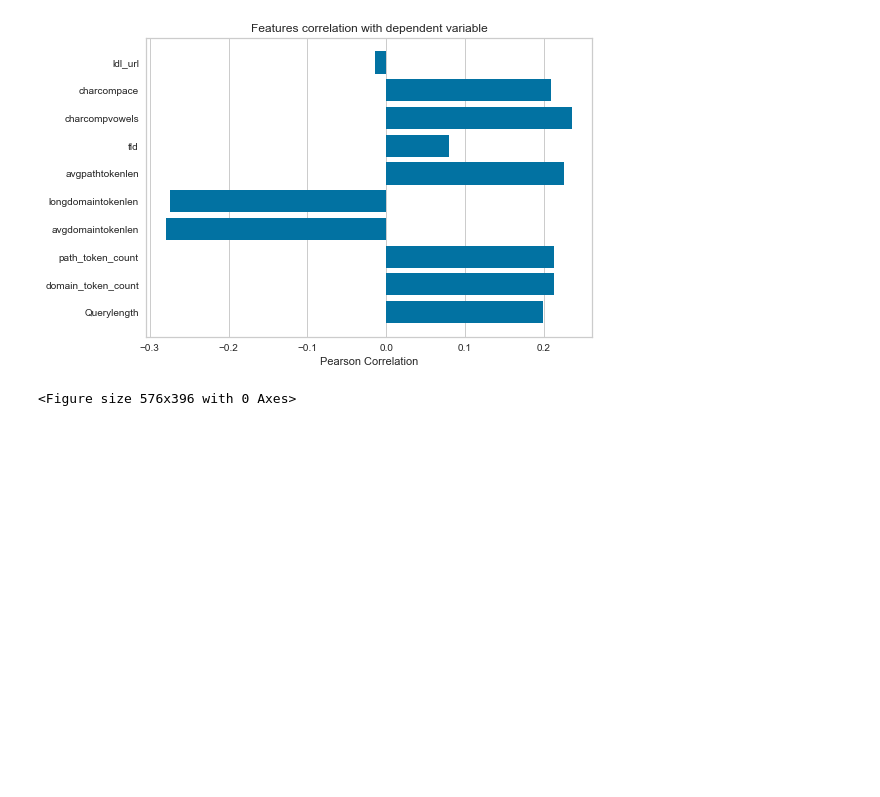
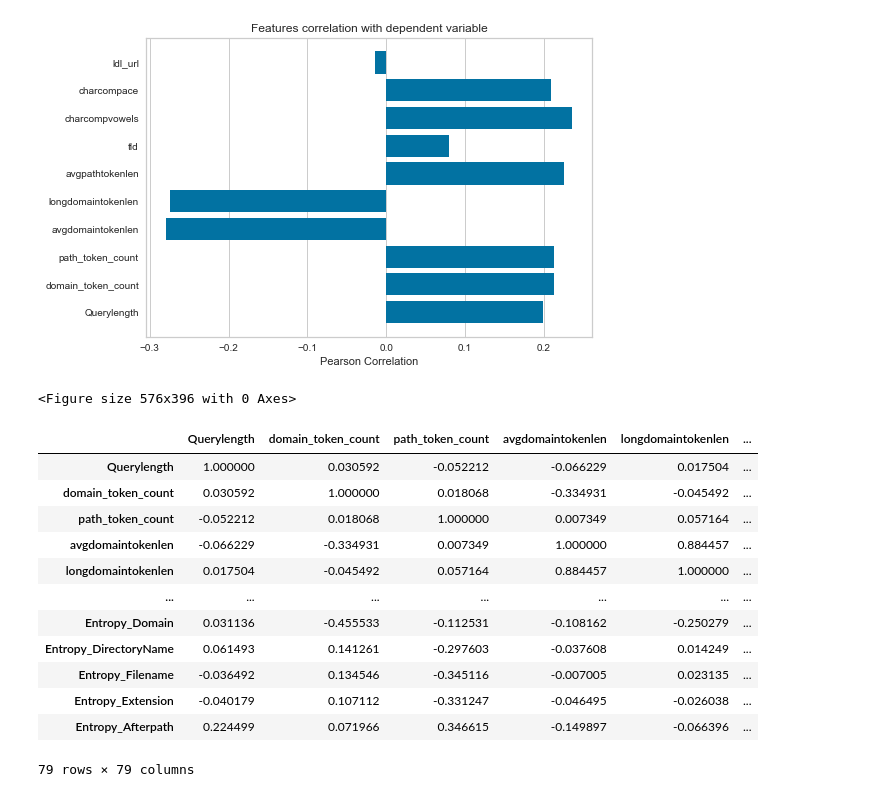
Before and after one commit to thalevi/maliciousURLproject, a Jupyter notebook: PCA_with_RandomForest/Feature_Correlation.ipynb, the cells around one changed output. Saved outputs shown, nothing was run; the diff lists cells and outputs as text; code cells hidden in the pictures; blank space fills up the shorter version.

```diff
--- a/PCA_with_RandomForest/Feature_Correlation.ipynb
+++ b/PCA_with_RandomForest/Feature_Correlation.ipynb
@@ -66,3 +94,20 @@ plt.tight_layout()
 # %% [output]
 [figure]
 <Figure size 576x396 with 0 Axes>
+# %%
+corr = dataset.corr()
+corr
+# %% [output]
+|  | Querylength | domain_token_count | path_token_count | avgdomaintokenlen | longdomaintokenlen | ... |
+| Querylength | 1.000000 | 0.030592 | -0.052212 | -0.066229 | 0.017504 | ... |
+| domain_token_count | 0.030592 | 1.000000 | 0.018068 | -0.334931 | -0.045492 | ... |
+| path_token_count | -0.052212 | 0.018068 | 1.000000 | 0.007349 | 0.057164 | ... |
+| avgdomaintokenlen | -0.066229 | -0.334931 | 0.007349 | 1.000000 | 0.884457 | ... |
+| longdomaintokenlen | 0.017504 | -0.045492 | 0.057164 | 0.884457 | 1.000000 | ... |
+| ... | ... | ... | ... | ... | ... | ... |
+| Entropy_Domain | 0.031136 | -0.455533 | -0.112531 | -0.108162 | -0.250279 | ... |
+| Entropy_DirectoryName | 0.061493 | 0.141261 | -0.297603 | -0.037608 | 0.014249 | ... |
+| Entropy_Filename | -0.036492 | 0.134546 | -0.345116 | -0.007005 | 0.023135 | ... |
+| Entropy_Extension | -0.040179 | 0.107112 | -0.331247 | -0.046495 | -0.026038 | ... |
+| Entropy_Afterpath | 0.224499 | 0.071966 | 0.346615 | -0.149897 | -0.066396 | ... |
+79 rows × 79 columns
```
Also changed, not shown: parts of 13 cells of this notebook, 4 other files.
